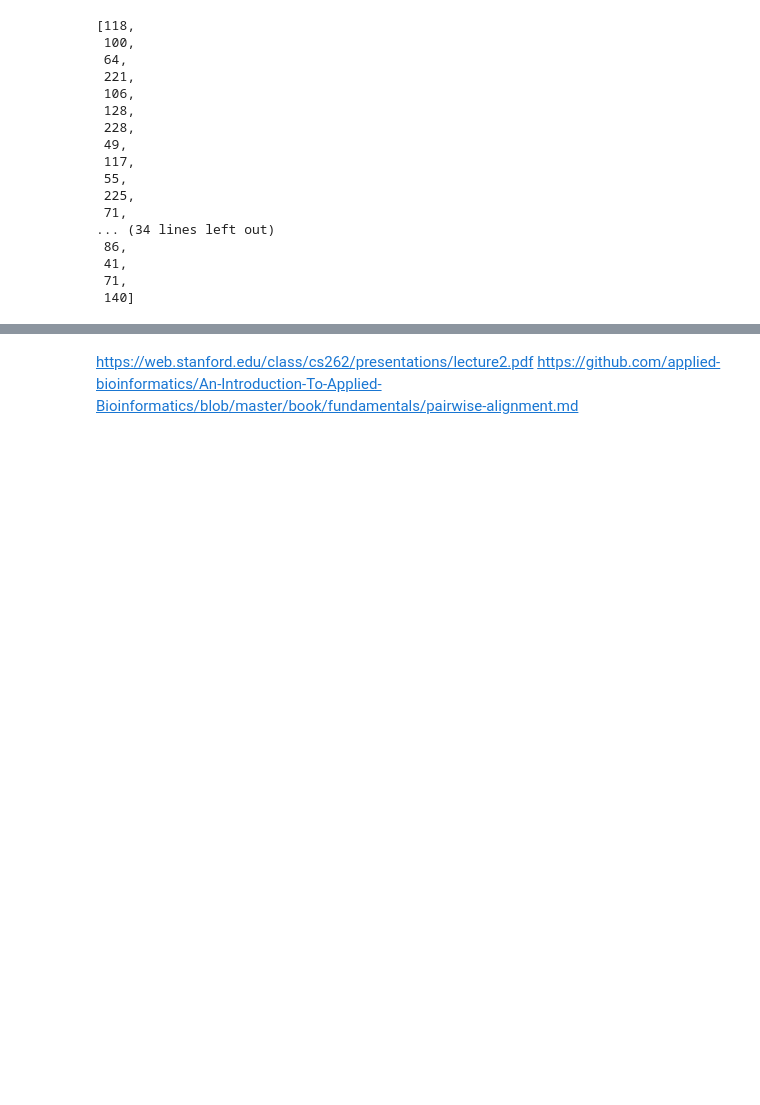
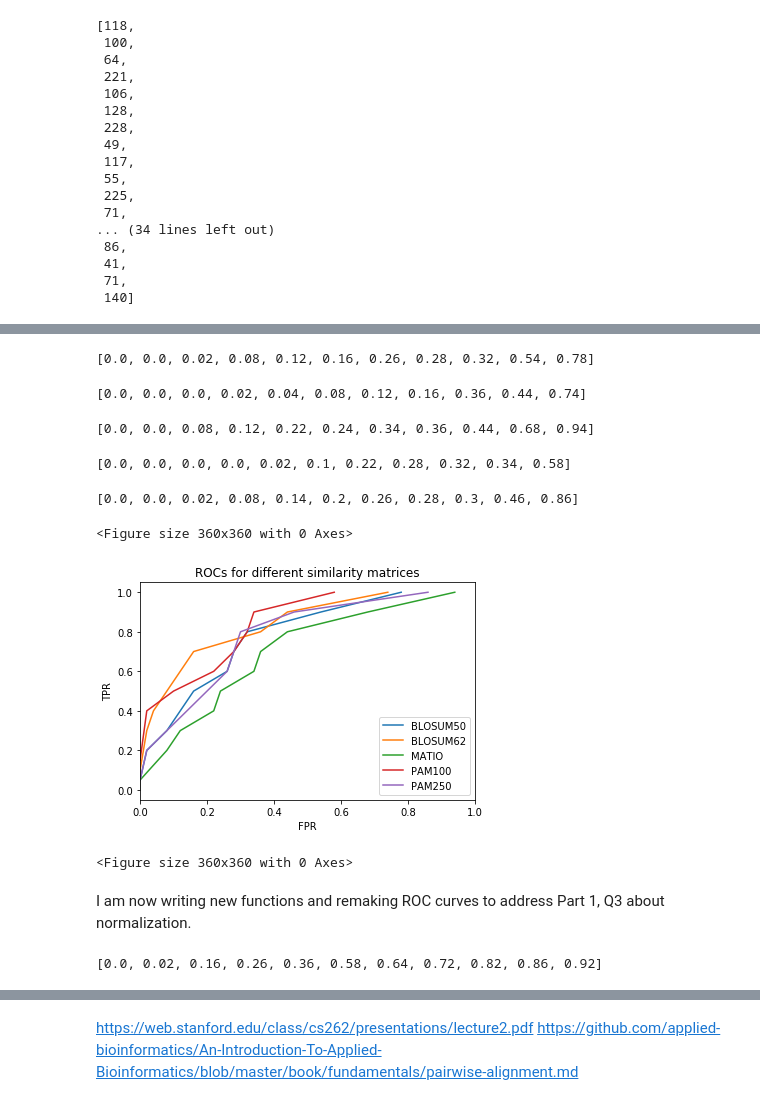
Before and after one commit to sierralear/BMI-203-HW3, a Jupyter notebook: Lear_BMI203_HW3.ipynb, the cells around one changed output, grey strips where cells are left out. Cells and saved outputs as stored; diff of their text form; code cells hidden in the pictures; blank space fills up the shorter version.

```diff
--- a/Lear_BMI203_HW3.ipynb
+++ b/Lear_BMI203_HW3.ipynb
@@ -341,0 +303,69 @@ pos_pairs_scores
+# %%
+#BLOSUM50
+BLOSUM50_FPR = []
+for goal_TPR in ROC_TPR:
+    threshold = return_threshold(BLOSUM50, 4, goal_TPR)
+    FPR = find_FPR(threshold, BLOSUM50, 4)
+    BLOSUM50_FPR.append(FPR)
+print(BLOSUM50_FPR)
+# %% [output]
+[0.0, 0.0, 0.02, 0.08, 0.12, 0.16, 0.26, 0.28, 0.32, 0.54, 0.78]
+# %%
+#BLOSUM62
+BLOSUM62_FPR = []
+for goal_TPR in ROC_TPR:
+    threshold = return_threshold(BLOSUM62, 4, goal_TPR)
+    FPR = find_FPR(threshold, BLOSUM62, 4)
+    BLOSUM62_FPR.append(FPR)
+print(BLOSUM62_FPR)
+# %% [output]
+[0.0, 0.0, 0.0, 0.02, 0.04, 0.08, 0.12, 0.16, 0.36, 0.44, 0.74]
+# %%
+#MATIO
+MATIO_FPR = []
+for goal_TPR in ROC_TPR:
+    threshold = return_threshold(MATIO, 4, goal_TPR)
+    FPR = find_FPR(threshold, MATIO, 4)
+    MATIO_FPR.append(FPR)
+print(MATIO_FPR)
+# %% [output]
+[0.0, 0.0, 0.08, 0.12, 0.22, 0.24, 0.34, 0.36, 0.44, 0.68, 0.94]
+# %%
+#PAM100
+PAM100_FPR = []
+for goal_TPR in ROC_TPR:
+    threshold = return_threshold(PAM100, 4, goal_TPR)
+    FPR = find_FPR(threshold, PAM100, 4)
+    PAM100_FPR.append(FPR)
+print(PAM100_FPR)
+# %% [output]
+[0.0, 0.0, 0.0, 0.0, 0.02, 0.1, 0.22, 0.28, 0.32, 0.34, 0.58]
+# %%
+#PAM250
+PAM250_FPR = []
+for goal_TPR in ROC_TPR:
+    threshold = return_threshold(PAM250, 4, goal_TPR)
+    FPR = find_FPR(threshold, PAM250, 4)
+    PAM250_FPR.append(FPR)
+print(PAM250_FPR)
+# %% [output]
+[0.0, 0.0, 0.02, 0.08, 0.14, 0.2, 0.26, 0.28, 0.3, 0.46, 0.86]
+# %%
+sns.lineplot(x=BLOSUM50_FPR, y=ROC_TPR, label="BLOSUM50")
+sns.lineplot(x=BLOSUM62_FPR, y=ROC_TPR, label="BLOSUM62")
+sns.lineplot(x=MATIO_FPR, y=ROC_TPR, label="MATIO")
+sns.lineplot(x=PAM100_FPR, y=ROC_TPR, label="PAM100")
+sns.lineplot(x=PAM250_FPR, y=ROC_TPR, label="PAM250")
+plt.title("ROCs for different similarity matrices")
+plt.xlabel("FPR")
+plt.ylabel("TPR")
+plt.xlim(0,1)
+plt.xlim(0,1)
+#plt.axis('equal')
+plt.figure(figsize=(5,5))
+# %% [output]
+<Figure size 360x360 with 0 Axes>
+[figure, added]
+<Figure size 360x360 with 0 Axes>
+# %% [markdown]
+I am now writing new functions and remaking ROC curves to address Part 1, Q3 about normalization.
@@ -341,0 +394,10 @@ pos_pairs_scores
+# %%
+#BLOSUM62 with normalized scores
+BLOSUM62_FPR_norm = []
+for goal_TPR in ROC_TPR:
+    threshold = normalized_threshold(BLOSUM62, 4, goal_TPR)
+    FPR = normalized_FPR(threshold, BLOSUM62, 4)
+    BLOSUM62_FPR_norm.append(FPR)
+print(BLOSUM62_FPR_norm)
+# %% [output]
+[0.0, 0.02, 0.16, 0.26, 0.36, 0.58, 0.64, 0.72, 0.82, 0.86, 0.92]
```
Also changed, not shown: parts of 48 cells of this notebook.
